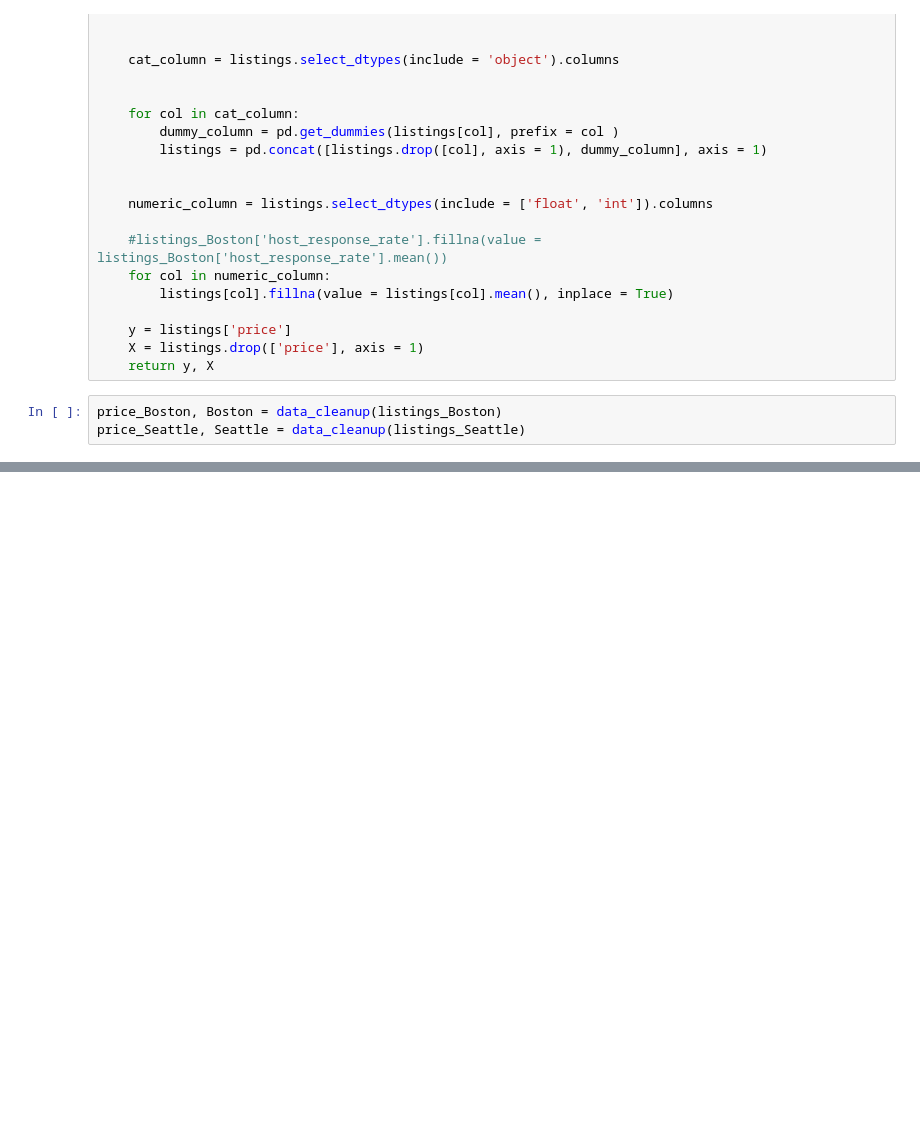
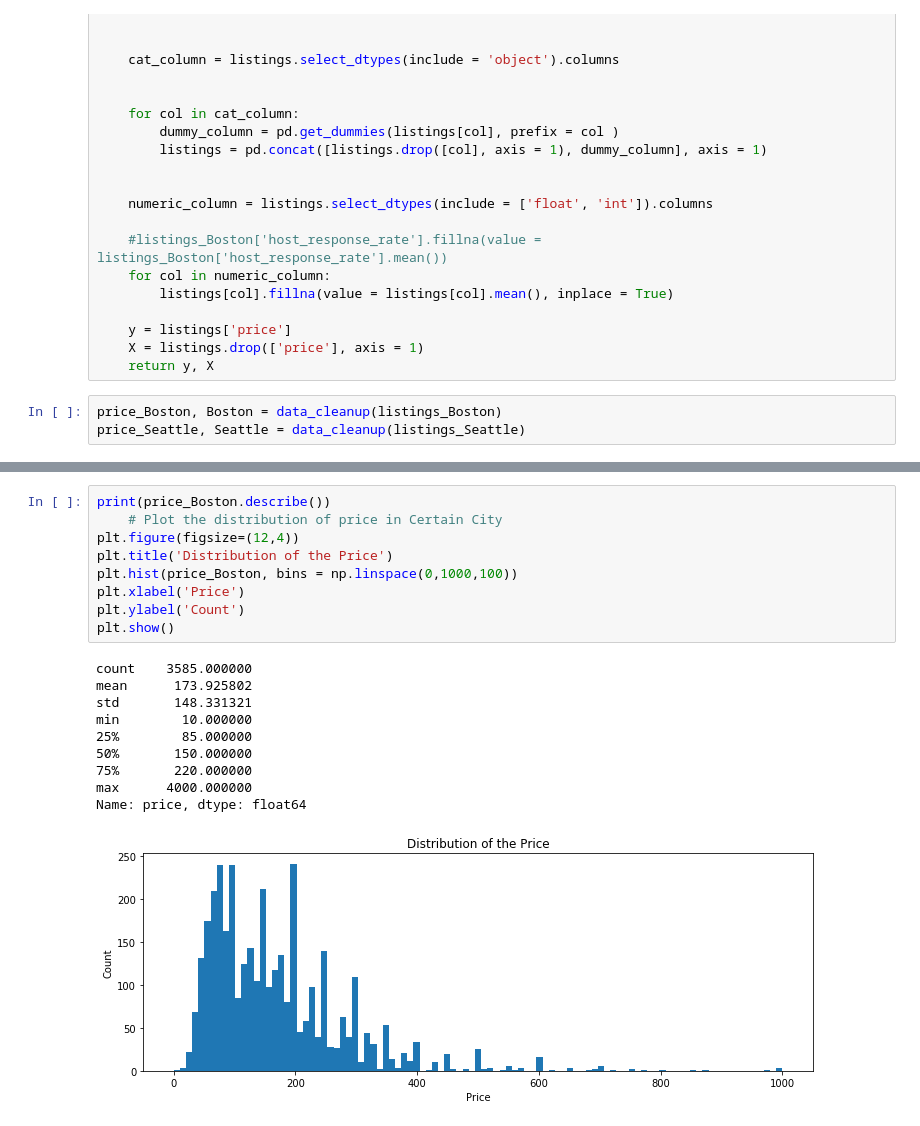
Before and after one commit to zhekai/Data-Science-Airbnb-Project, a Jupyter notebook: Airbnb_project.ipynb, the cells around one changed output, grey strips where cells are left out. Cells and saved outputs as stored; diff of their text form; blank space fills up the shorter version.

```diff
--- a/Airbnb_project.ipynb
+++ b/Airbnb_project.ipynb
@@ -145 +144,21 @@ def data_training(data, price):
     plt.show()
+# %%
+print(price_Boston.describe())
+    # Plot the distribution of price in Certain City
+plt.figure(figsize=(12,4))
+plt.title('Distribution of the Price')
+plt.hist(price_Boston, bins = np.linspace(0,1000,100))
+plt.xlabel('Price')
+plt.ylabel('Count')
+plt.show()
+# %% [output]
+count    3585.000000
+mean      173.925802
+std       148.331321
+min        10.000000
+25%        85.000000
+50%       150.000000
+75%       220.000000
+max      4000.000000
+Name: price, dtype: float64
+[figure, added]
```
Also changed, not shown: parts of 5 cells of this notebook.
